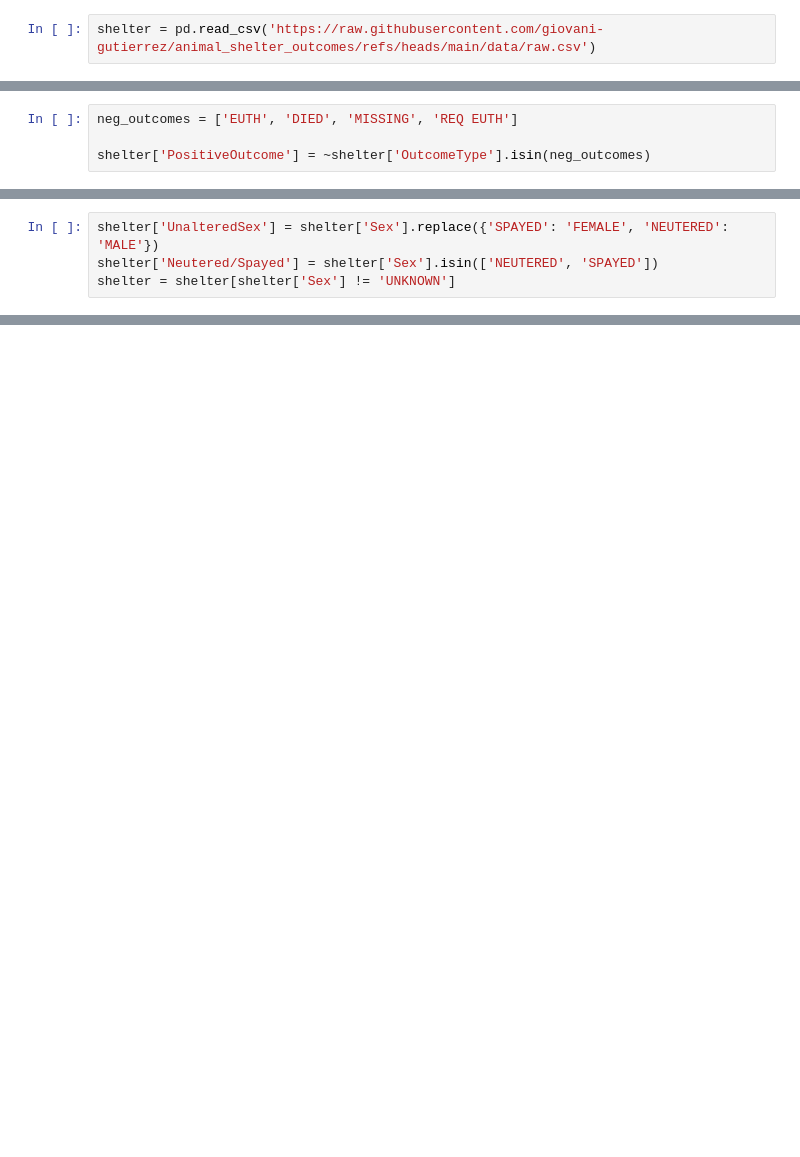
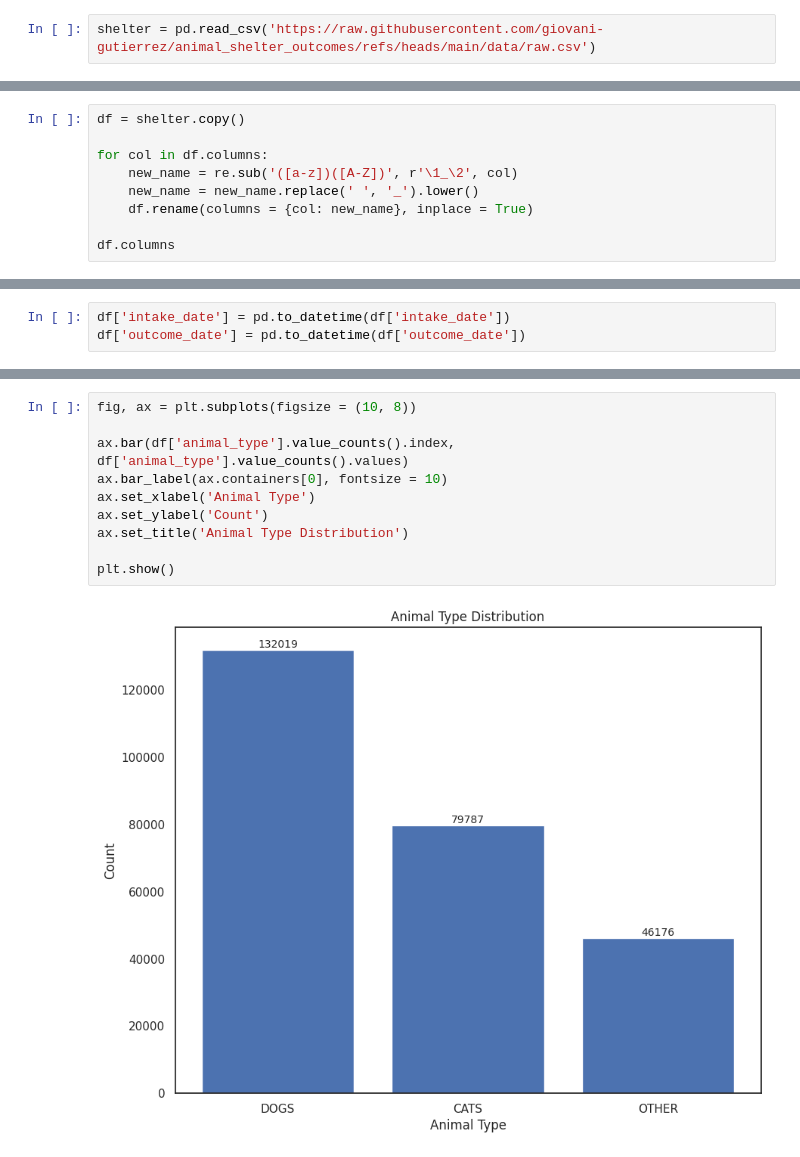
Before and after one commit to giovani-gutierrez/animal_shelter_outcomes, a Jupyter notebook: notebooks/01_eda.ipynb, the cells around one changed output, grey strips where cells are left out. Cells and saved outputs as stored; diff of their text form; blank space fills up the shorter version.

```diff
--- a/notebooks/01_eda.ipynb
+++ b/notebooks/01_eda.ipynb
@@ -205,4 +36,0 @@ plt.show()
-# %%
-neg_outcomes = ['EUTH', 'DIED', 'MISSING', 'REQ EUTH']
-
-shelter['PositiveOutcome'] = ~shelter['OutcomeType'].isin(neg_outcomes)
@@ -297,4 +36,0 @@ plt.show()
-# %%
-shelter['UnalteredSex'] = shelter['Sex'].replace({'SPAYED': 'FEMALE', 'NEUTERED': 'MALE'})
-shelter['Neutered/Spayed'] = shelter['Sex'].isin(['NEUTERED', 'SPAYED'])
-shelter = shelter[shelter['Sex'] != 'UNKNOWN']
@@ -386,0 +37,9 @@ dtype: int64
+# %%
+df = shelter.copy()
+
+for col in df.columns:
+    new_name = re.sub('([a-z])([A-Z])', r'\1_\2', col)
+    new_name = new_name.replace(' ', '_').lower()
+    df.rename(columns = {col: new_name}, inplace = True)
+
+df.columns
@@ -386,0 +76,3 @@ dtype: int64
+# %%
+df['intake_date'] = pd.to_datetime(df['intake_date'])
+df['outcome_date'] = pd.to_datetime(df['outcome_date'])
@@ -386,0 +97,12 @@ dtype: int64
+# %%
+fig, ax = plt.subplots(figsize = (10, 8))
+
+ax.bar(df['animal_type'].value_counts().index, df['animal_type'].value_counts().values)
+ax.bar_label(ax.containers[0], fontsize = 10)
+ax.set_xlabel('Animal Type')
+ax.set_ylabel('Count')
+ax.set_title('Animal Type Distribution')
+
+plt.show()
+# %% [output]
+[figure, added]
```
Also changed, not shown: parts of 55 cells of this notebook.
